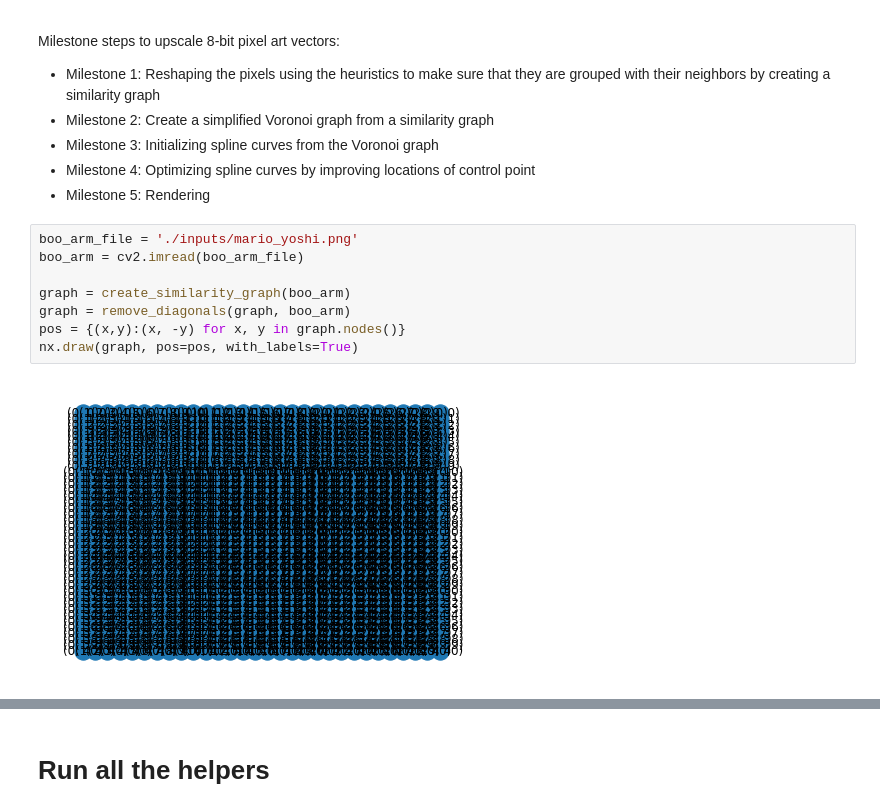
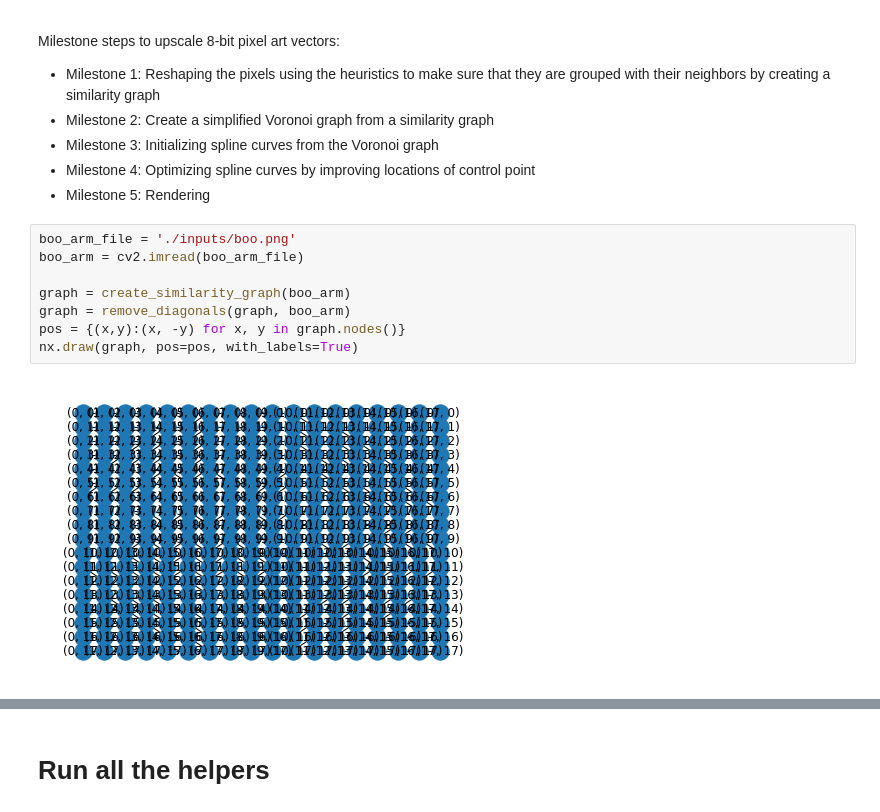
Before and after one commit to josephjkuang/pixel_art, a Jupyter notebook: Upscale.ipynb, the cells around one changed output, grey strips where cells are left out. Drawn from its saved outputs; the diff is of its cells as text.

```diff
--- a/Upscale.ipynb
+++ b/Upscale.ipynb
@@ -57,12 +54,12 @@ Milestone steps to upscale 8-bit pixel art vectors:
 - Milestone 4: Optimizing spline curves by improving locations of control point
 - Milestone 5: Rendering
 # %%
-boo_arm_file = './inputs/mario_yoshi.png'
+boo_arm_file = './inputs/boo.png'
 boo_arm = cv2.imread(boo_arm_file)
 
 graph = create_similarity_graph(boo_arm)
 graph = remove_diagonals(graph, boo_arm)
 pos = {(x,y):(x, -y) for x, y in graph.nodes()}
 nx.draw(graph, pos=pos, with_labels=True)
 # %% [output]
-[figure, old version]
+[figure, new version]
```
Also changed, not shown: parts of 7 cells of this notebook, 1 other file.
